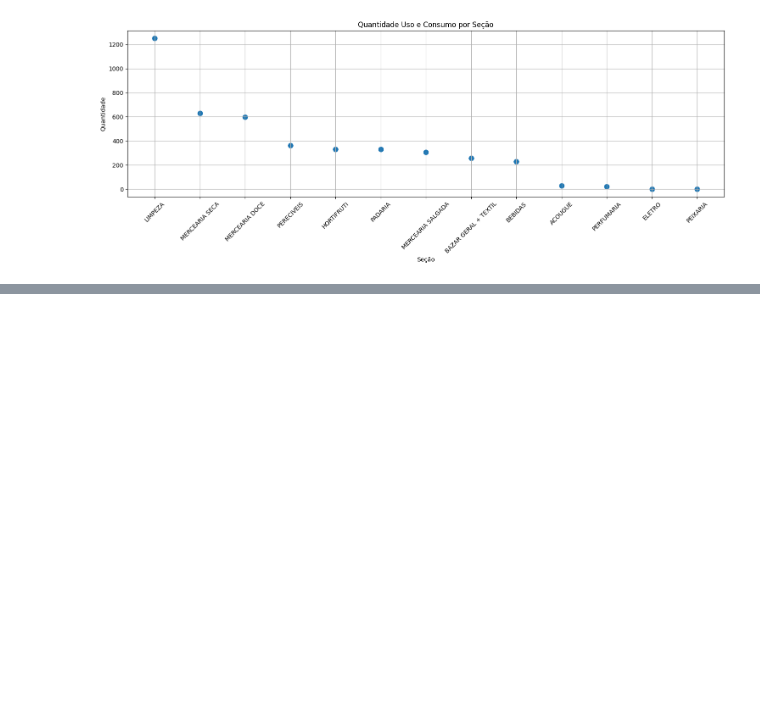
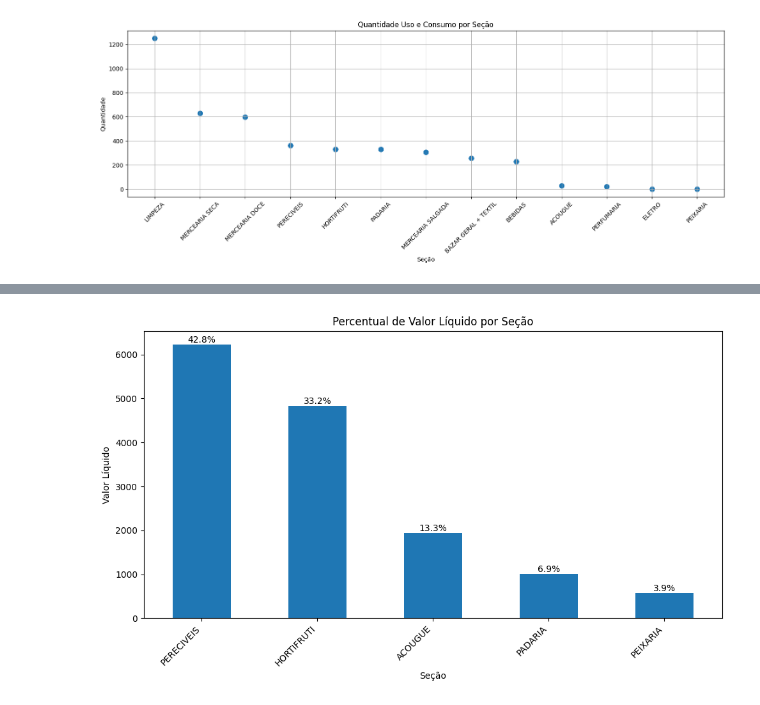
Before and after one commit to rodrigosouza07/Dashboards, a Jupyter notebook: Ljtaruma.ipynb, the cells around one changed output, grey strips where cells are left out. Saved outputs shown, nothing was run; the diff lists cells and outputs as text; code cells hidden in the pictures; blank space fills up the shorter version.

Commit message:
Inserindo analise para reaver o percentual em valores qual impacto causa em cada setor

```diff
--- a/Ljtaruma.ipynb
+++ b/Ljtaruma.ipynb
@@ -70,0 +109,22 @@ plt.show()
+# %%
+# Calcular o total de valor líquido
+total_valor_liquido = secao_valor_liquido.sum()
+
+# Criar o gráfico de barras
+ax = secao_valor_liquido.plot(kind='bar', figsize=(10, 6))
+
+# Adicionar porcentagem em cada barra
+for p in ax.patches:
+    percentage = 100 * p.get_height() / total_valor_liquido
+    ax.annotate(f'{percentage:.1f}%',
+                (p.get_x() + p.get_width() / 2, p.get_height()),
+                ha='center', va='bottom', fontsize=10)
+
+plt.ylabel('Valor Líquido')
+plt.xlabel('Seção')
+plt.title('Percentual de Valor Líquido por Seção')
+plt.xticks(rotation=45, ha='right')
+plt.tight_layout()
+plt.show()
+# %% [output]
+[figure, added]
```
Also changed, not shown: parts of 2 cells of this notebook.
